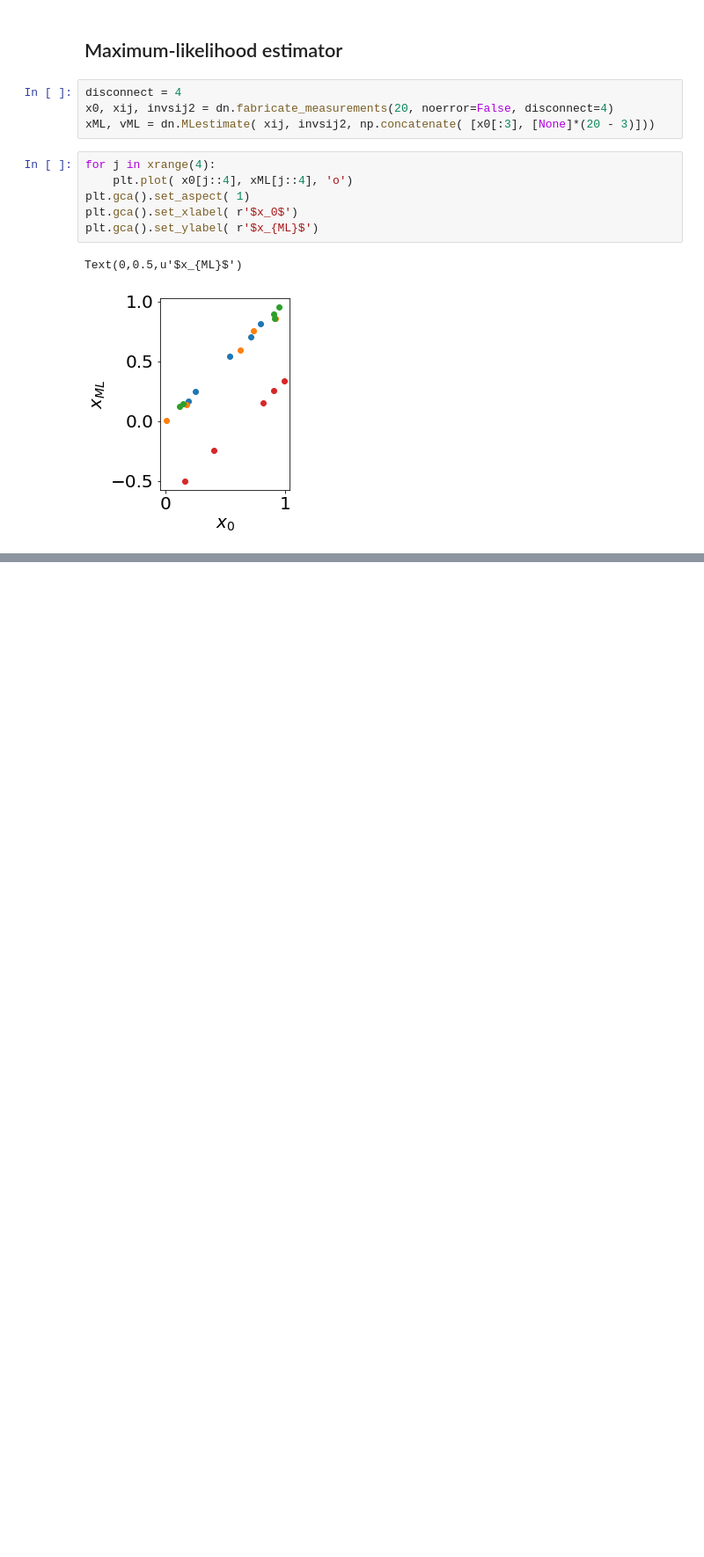
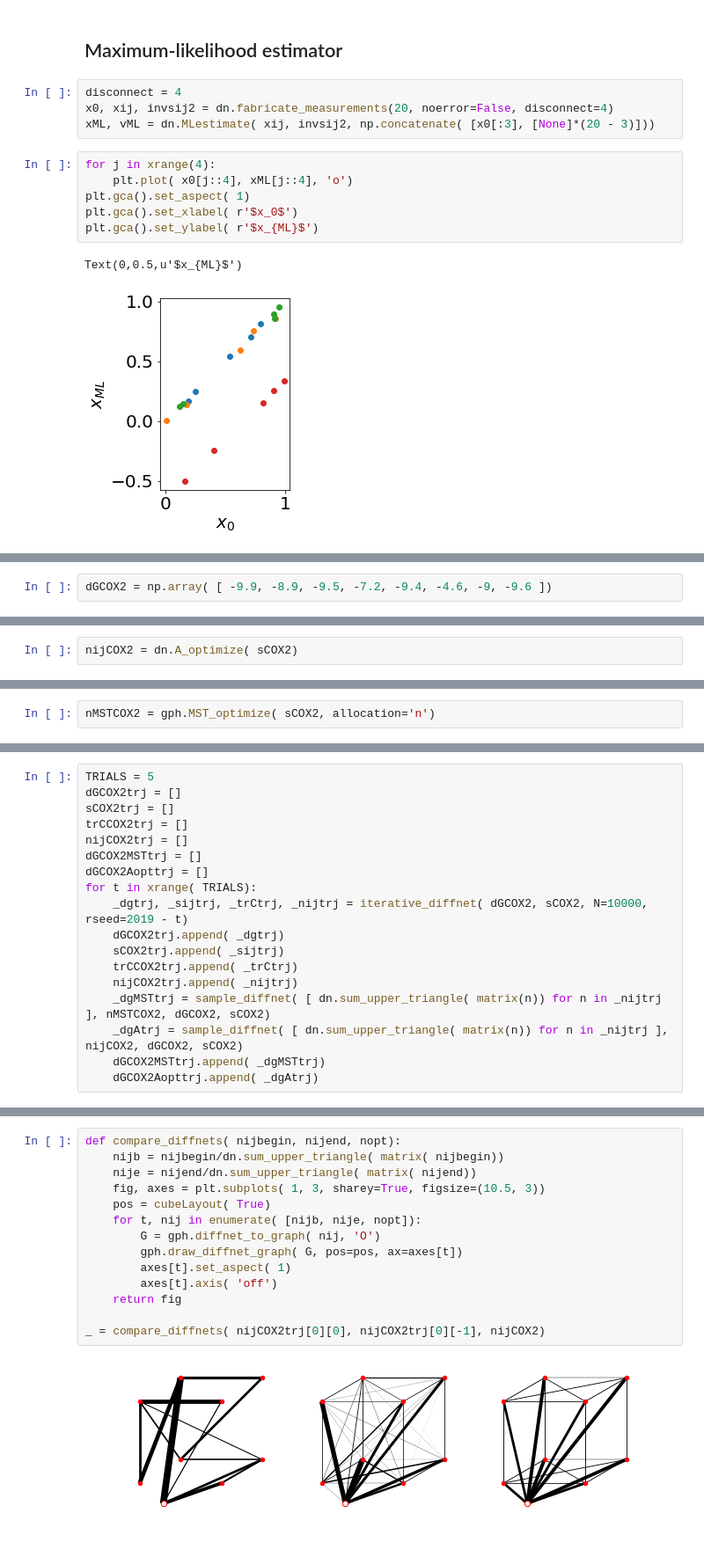
Before and after one commit to forcefield/DiffNet, a Jupyter notebook: analysis.ipynb, the cells around one changed output, grey strips where cells are left out. Shown at 88% size. Cells and saved outputs as stored; diff of their text form; blank space fills up the shorter version.

```diff
--- a/analysis.ipynb
+++ b/analysis.ipynb
@@ -707,0 +710,2 @@ Text(0,0.5,u'$x_{ML}$')
+# %%
+dGCOX2 = np.array( [ -9.9, -8.9, -9.5, -7.2, -9.4, -4.6, -9, -9.6 ])
@@ -707,0 +877,2 @@ Text(0,0.5,u'$x_{ML}$')
+# %%
+nijCOX2 = dn.A_optimize( sCOX2)
@@ -707,0 +897,2 @@ Text(0,0.5,u'$x_{ML}$')
+# %%
+nMSTCOX2 = gph.MST_optimize( sCOX2, allocation='n')
@@ -707,0 +902,18 @@ Text(0,0.5,u'$x_{ML}$')
+# %%
+TRIALS = 5
+dGCOX2trj = []
+sCOX2trj = []
+trCCOX2trj = []
+nijCOX2trj = []
+dGCOX2MSTtrj = []
+dGCOX2Aopttrj = []
+for t in xrange( TRIALS):
+    _dgtrj, _sijtrj, _trCtrj, _nijtrj = iterative_diffnet( dGCOX2, sCOX2, N=10000, rseed=2019 - t)
+    dGCOX2trj.append( _dgtrj)
+    sCOX2trj.append( _sijtrj)
+    trCCOX2trj.append( _trCtrj)
+    nijCOX2trj.append( _nijtrj)
+    _dgMSTtrj = sample_diffnet( [ dn.sum_upper_triangle( matrix(n)) for n in _nijtrj ], nMSTCOX2, dGCOX2, sCOX2)
+    _dgAtrj = sample_diffnet( [ dn.sum_upper_triangle( matrix(n)) for n in _nijtrj ], nijCOX2, dGCOX2, sCOX2)
+    dGCOX2MSTtrj.append( _dgMSTtrj)
+    dGCOX2Aopttrj.append( _dgAtrj)
@@ -707,0 +960,16 @@ Text(0,0.5,u'$x_{ML}$')
+# %%
+def compare_diffnets( nijbegin, nijend, nopt):
+    nijb = nijbegin/dn.sum_upper_triangle( matrix( nijbegin))
+    nije = nijend/dn.sum_upper_triangle( matrix( nijend))
+    fig, axes = plt.subplots( 1, 3, sharey=True, figsize=(10.5, 3))
+    pos = cubeLayout( True)
+    for t, nij in enumerate( [nijb, nije, nopt]):
+        G = gph.diffnet_to_graph( nij, 'O')
+        gph.draw_diffnet_graph( G, pos=pos, ax=axes[t])
+        axes[t].set_aspect( 1)
+        axes[t].axis( 'off')
+    return fig
+
+_ = compare_diffnets( nijCOX2trj[0][0], nijCOX2trj[0][-1], nijCOX2)
+# %% [output]
+[figure, added]
```
Also changed, not shown: parts of 26 cells of this notebook, 1 other file.
